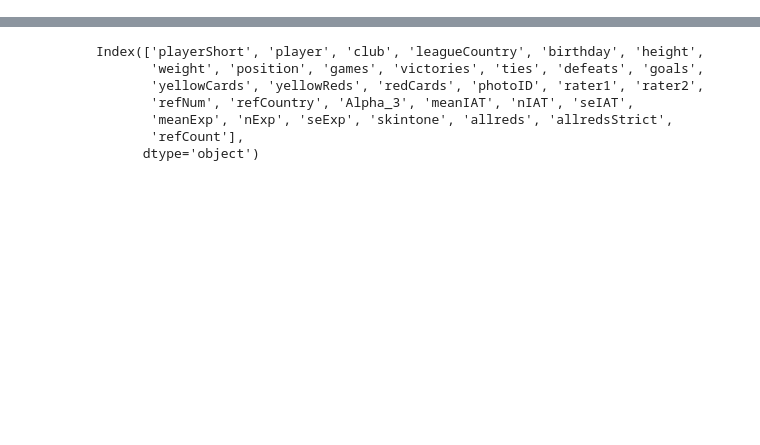
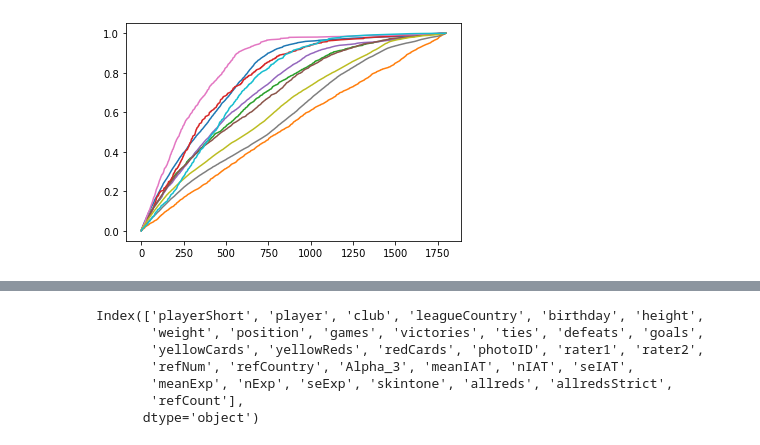
Before and after one commit to J-Gann/FML, a Jupyter notebook: ex04a/red-cards.ipynb, the cells around one changed output, grey strips where cells are left out. Cells and saved outputs as stored; diff of their text form; code cells hidden in the pictures; blank space fills up the shorter version.

```diff
--- a/ex04a/red-cards.ipynb
+++ b/ex04a/red-cards.ipynb
@@ -0,0 +96,5 @@
+# %%
+for k in range(10):
+    plt.plot(range(1797), R_avg[k])
+# %% [output]
+[figure, added]
```
Also changed, not shown: parts of 99 cells of this notebook, 1 other file.
